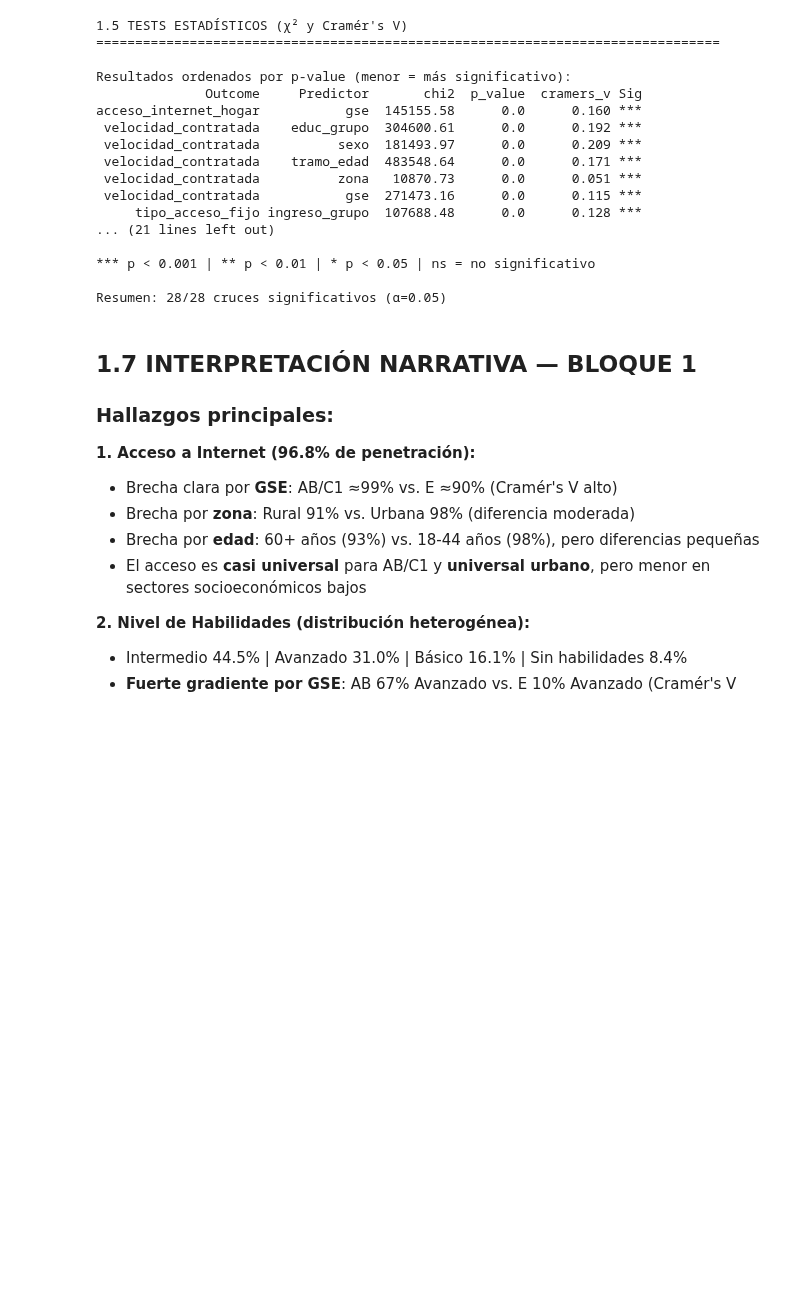
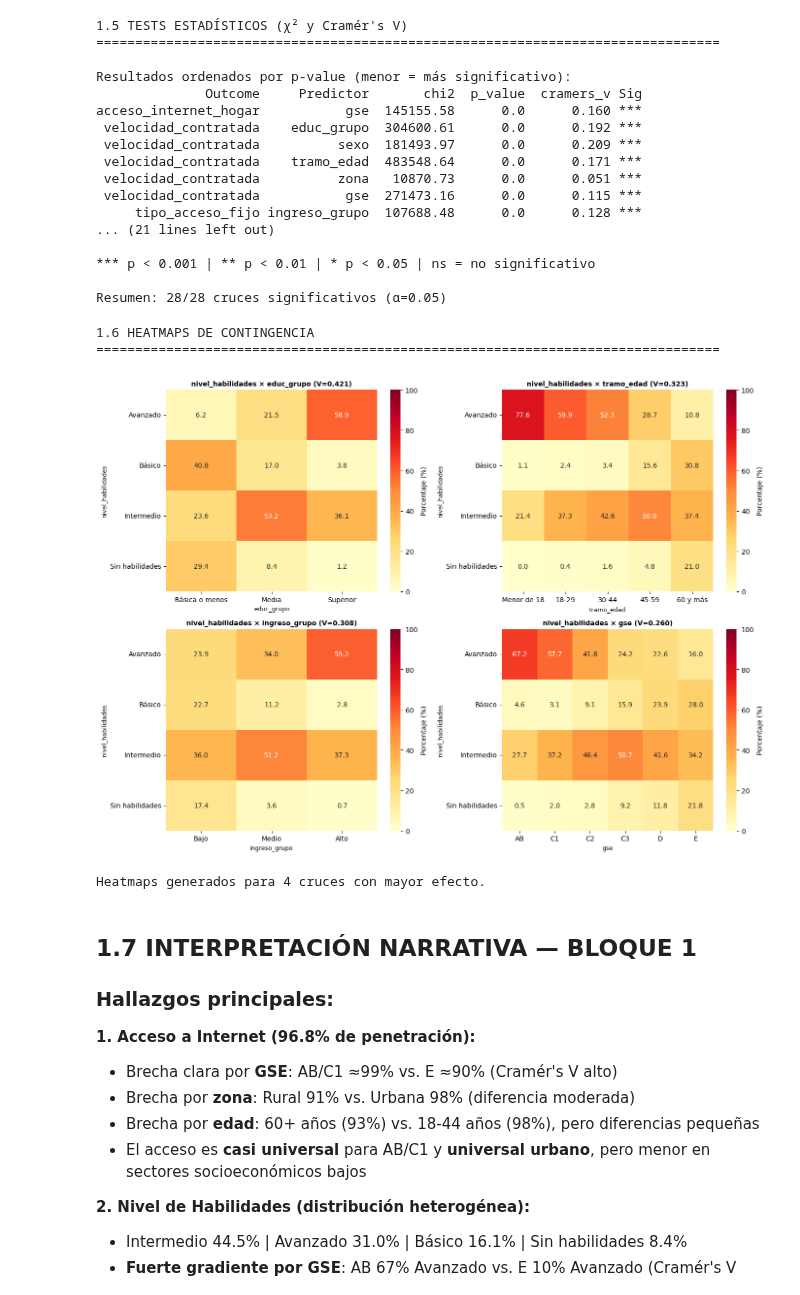
Before and after one commit to tomasleale/eaui_subtel, a Jupyter notebook: notebooks/eaui2026_analisis_bloques.ipynb, the cells around one changed output. Drawn from its saved outputs; the diff is of its cells as text; code cells hidden in the pictures; blank space fills up the shorter version.

```diff
--- a/notebooks/eaui2026_analisis_bloques.ipynb
+++ b/notebooks/eaui2026_analisis_bloques.ipynb
@@ -1725,3 +1655,48 @@ print(f'✓ Gráfico guardado: outputs/grafico_{{{variable_name}}}.png')
+# %%
+import matplotlib.pyplot as plt
+import seaborn as sns
+
+print('\n\n1.6 HEATMAPS DE CONTINGENCIA')
+print('=' * 80)
+
+# Seleccionar 4 cruces principales (mayor Cramer's V)
+top_tests = df_tests.nlargest(4, 'cramers_v')
+
+fig, axes = plt.subplots(2, 2, figsize=(14, 10))
+axes = axes.flatten()
+
+for idx, (_, row) in enumerate(top_tests.iterrows()):
+    outcome = row['Outcome']
+    predictor = row['Predictor']
+    cramers = row['cramers_v']
+
+    # Obtener tabla de porcentajes
+    tabla = dstats(df, outcome, cruce=predictor, tipo='cruzada', factor='fe_hogar', estilo=False)
+    tabla = tabla.drop('Total', errors='ignore')
+
+    # Extraer solo porcentajes
+    pct_cols = [c for c in tabla.columns if c.startswith('% ')]
+    pct_data = tabla[pct_cols].copy()
+    pct_data.columns = [c.replace('% ', '') for c in pct_data.columns]
+    pct_data = pct_data.loc[pct_data.index != 'Total']
+
+    # Heatmap
+    sns.heatmap(pct_data, annot=True, fmt='.1f', cmap='YlOrRd', ax=axes[idx],
+                cbar_kws={'label': 'Porcentaje (%)'}, vmin=0, vmax=100)
+    title_str = outcome + ' × ' + predictor + ' (V=' + f'{cramers:.3f}' + ')'
+    axes[idx].set_title(title_str, fontweight='bold', fontsize=10)
+    axes[idx].set_xlabel(predictor, fontsize=9)
+    axes[idx].set_ylabel(outcome, fontsize=9)
+
+plt.tight_layout()
+plt.show()
+
+print('\nHeatmaps generados para 4 cruces con mayor efecto.')
+# %% [output]
+1.6 HEATMAPS DE CONTINGENCIA
+================================================================================
+[figure, added]
+Heatmaps generados para 4 cruces con mayor efecto.
 # %% [markdown]
 ## 1.7 INTERPRETACIÓN NARRATIVA — BLOQUE 1
 
```
Also changed, not shown: parts of 25 cells of this notebook.
